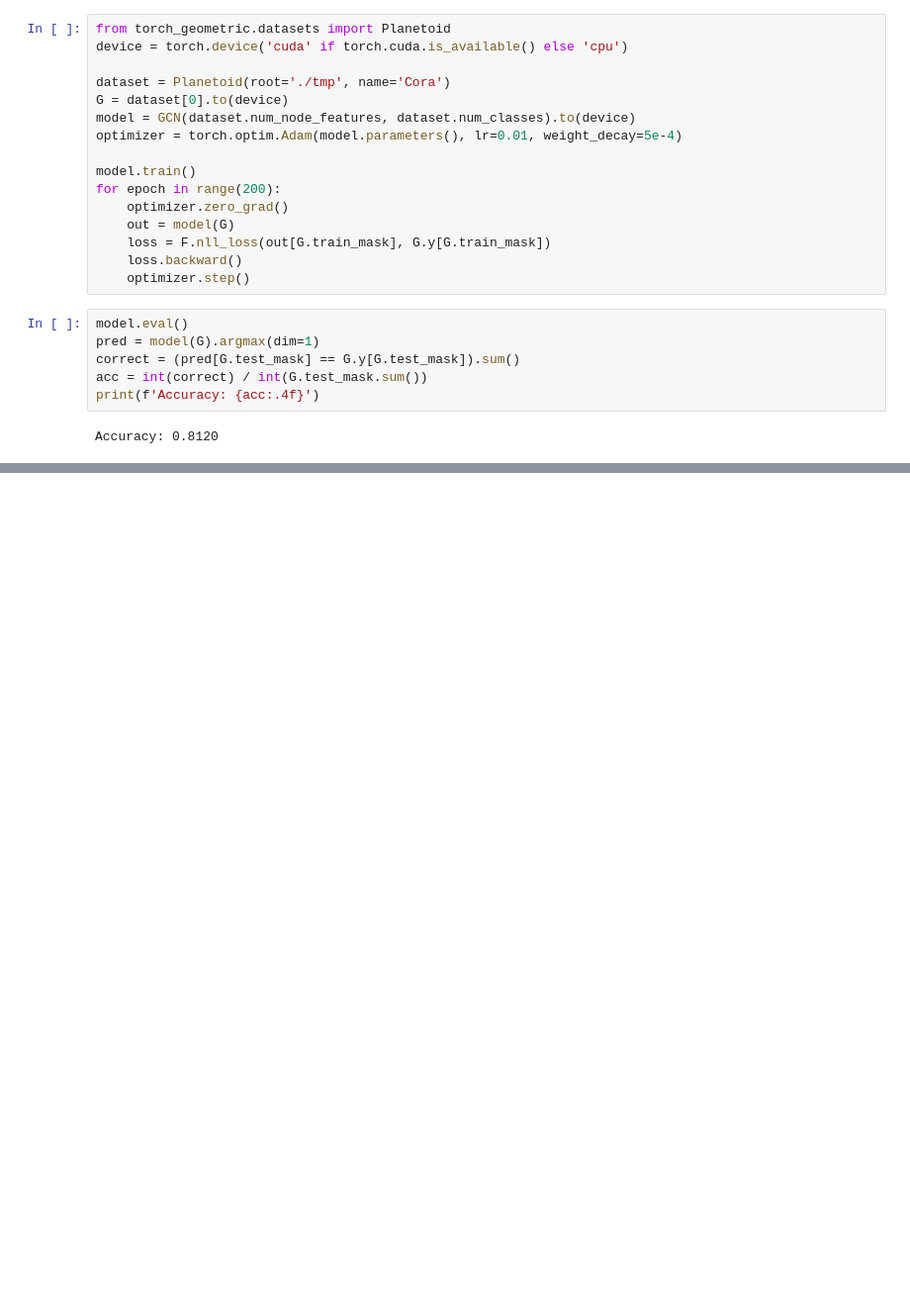
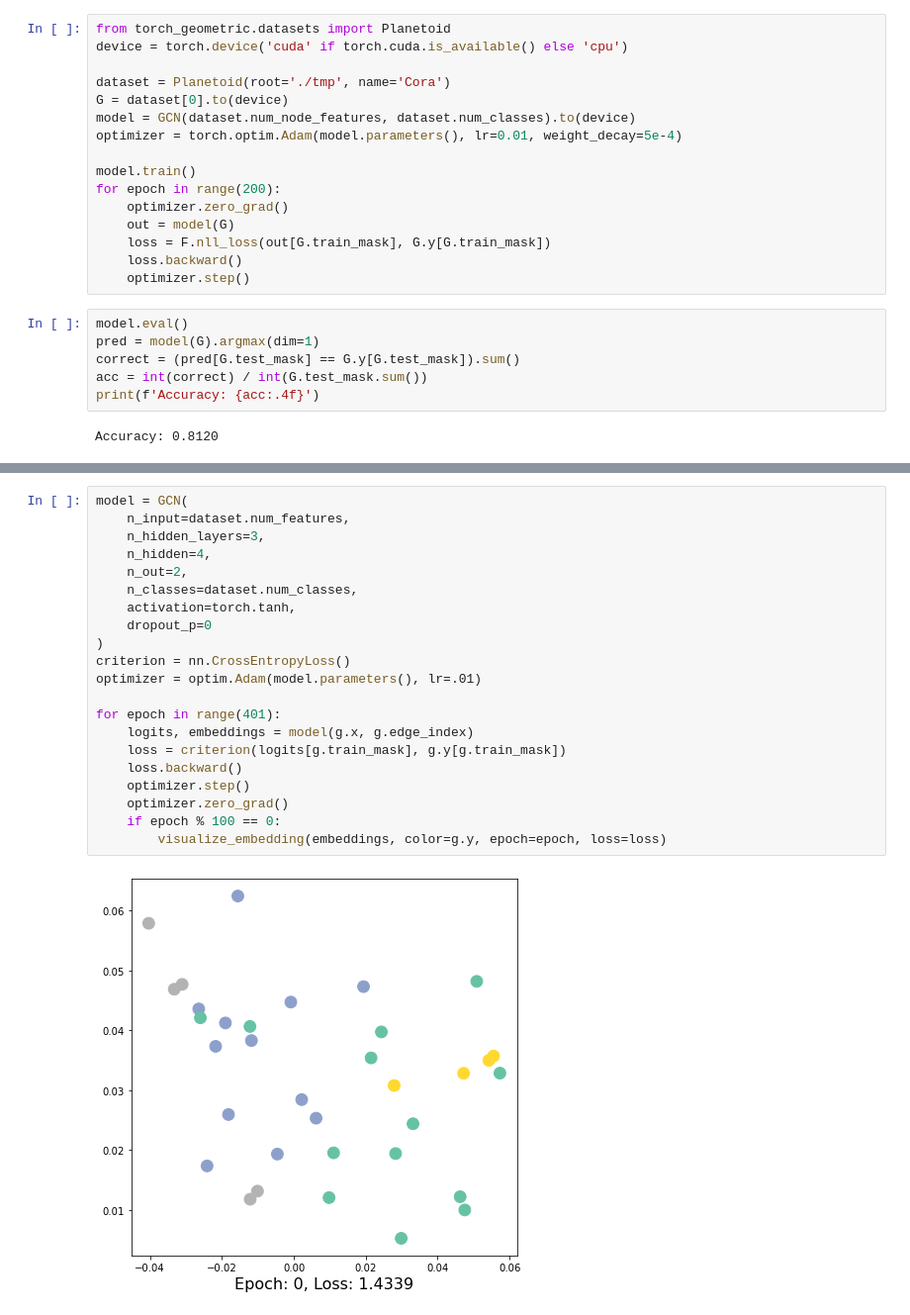
Before and after one commit to blokhinnv/gcn, a Jupyter notebook: pytorch-geometric/02_first_gnn.ipynb, the cells around one changed output, grey strips where cells are left out. Shown: that part at 99% size. Cells and saved outputs as stored; diff of their text form; blank space fills up the shorter version.

```diff
--- a/pytorch-geometric/02_first_gnn.ipynb
+++ b/pytorch-geometric/02_first_gnn.ipynb
@@ -49,0 +170,23 @@ Accuracy: 0.8120
+# %%
+model = GCN(
+    n_input=dataset.num_features,
+    n_hidden_layers=3,
+    n_hidden=4,
+    n_out=2,
+    n_classes=dataset.num_classes,
+    activation=torch.tanh,
+    dropout_p=0
+)
+criterion = nn.CrossEntropyLoss()
+optimizer = optim.Adam(model.parameters(), lr=.01)
+
+for epoch in range(401):
+    logits, embeddings = model(g.x, g.edge_index)
+    loss = criterion(logits[g.train_mask], g.y[g.train_mask])
+    loss.backward()
+    optimizer.step()
+    optimizer.zero_grad()
+    if epoch % 100 == 0:
+        visualize_embedding(embeddings, color=g.y, epoch=epoch, loss=loss)
+# %% [output]
+[figure, added]
```
Also changed, not shown: parts of 9 cells of this notebook, 2 other files.
